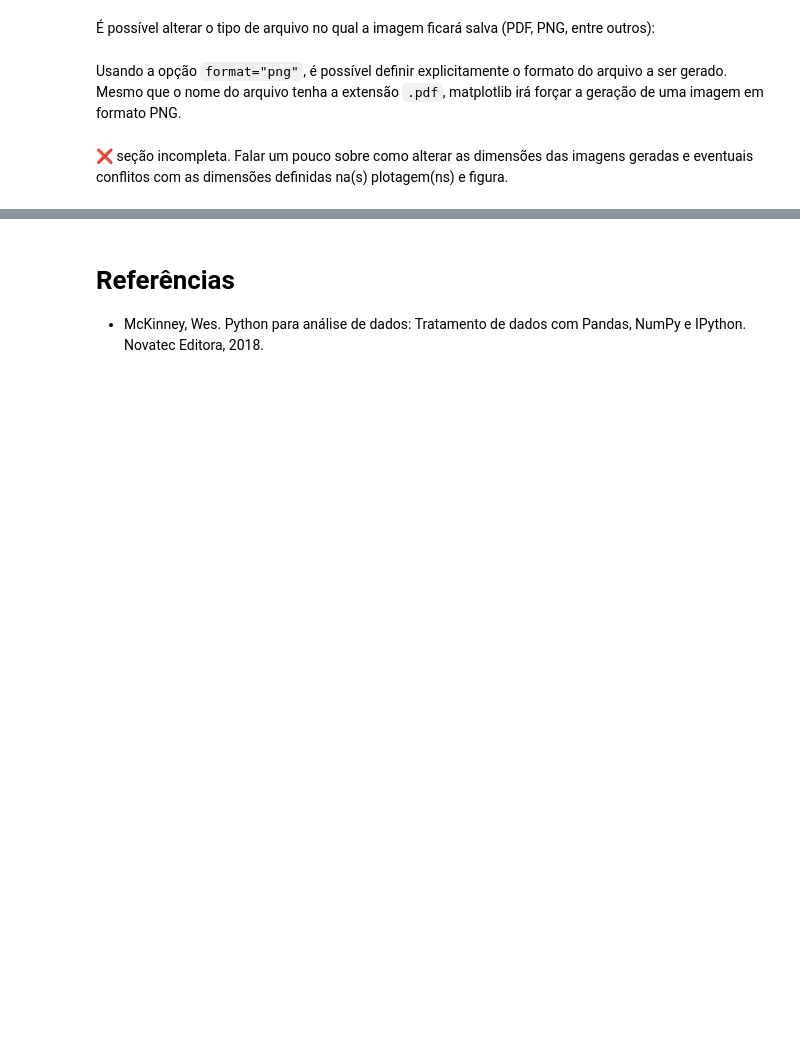
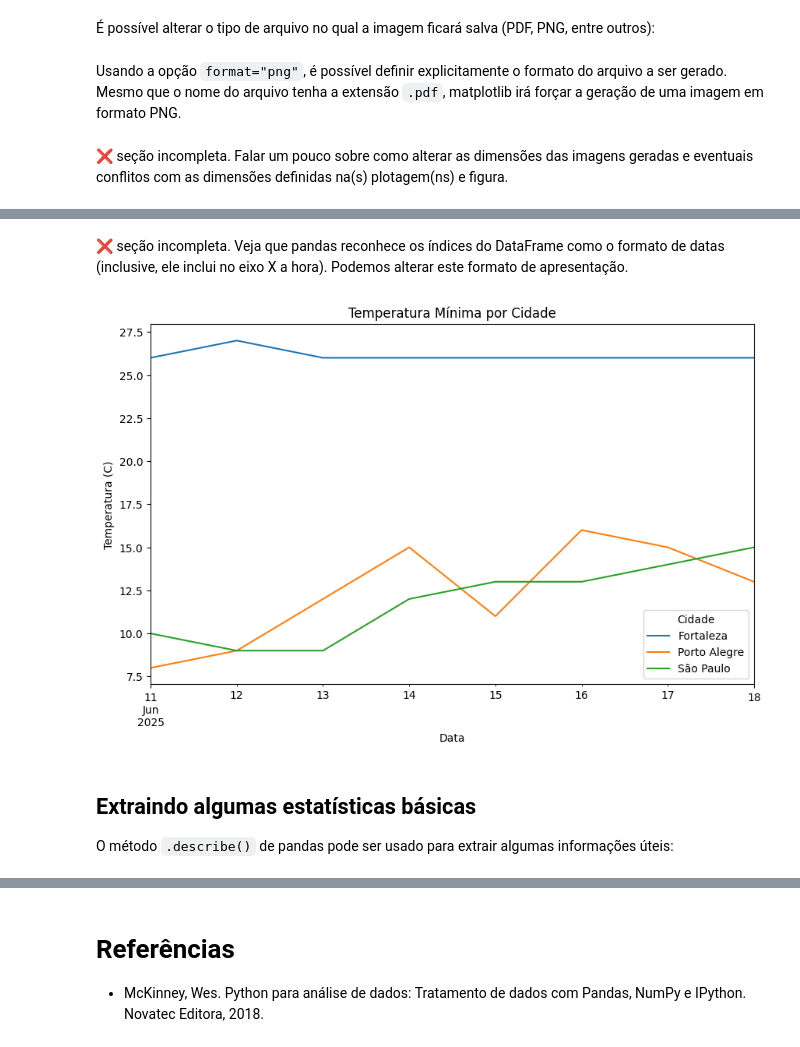
Before and after one commit to SantosRAC/gvenck_python_intro_2025, a Jupyter notebook: Dia_2.ipynb, the cells around one changed output, grey strips where cells are left out. Saved outputs shown, nothing was run; the diff lists cells and outputs as text; code cells hidden in the pictures; blank space fills up the shorter version.

```diff
--- a/Dia_2.ipynb
+++ b/Dia_2.ipynb
@@ -582,0 +692,18 @@ fig.savefig("previsao_do_tempo_sp.pdf", dpi=200, format="png")
+# %% [markdown]
+❌ seção incompleta. Veja que pandas reconhece os índices do DataFrame como o formato de datas (inclusive, ele inclui no eixo X a hora). Podemos alterar este formato de apresentação.
+# %%
+# Create a stacked bar plot
+ax = pivot_min_temp.plot(kind='line', figsize=(10, 6))
+
+# Add title and labels
+ax.set_title('Temperatura Mínima por Cidade')
+ax.set_xlabel('Data')
+ax.set_ylabel('Temperatura (C)')
+
+plt.show()
+# %% [output]
+[figure, added]
+# %% [markdown]
+## Extraindo algumas estatísticas básicas
+
+O método `.describe()` de pandas pode ser usado para extrair algumas informações úteis:
```
Also changed, not shown: parts of 48 cells of this notebook.
